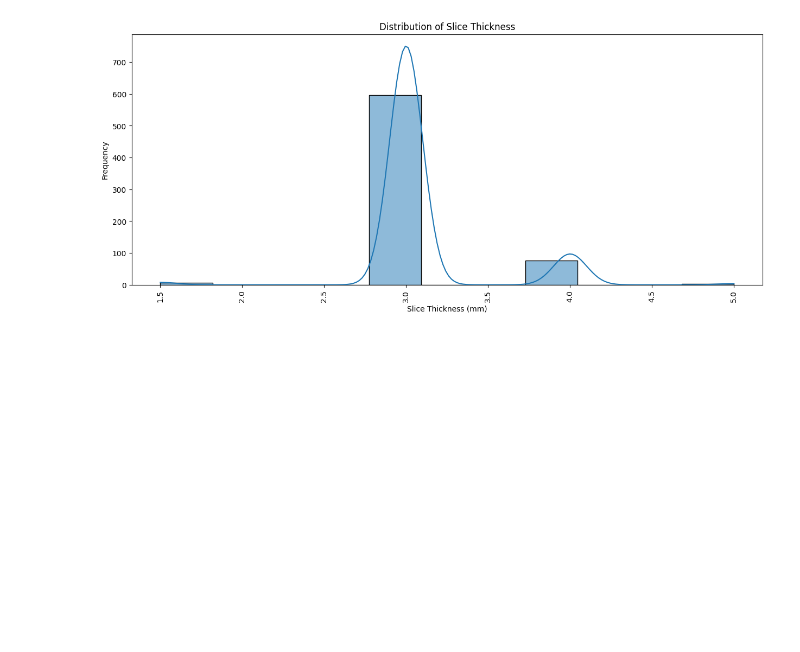
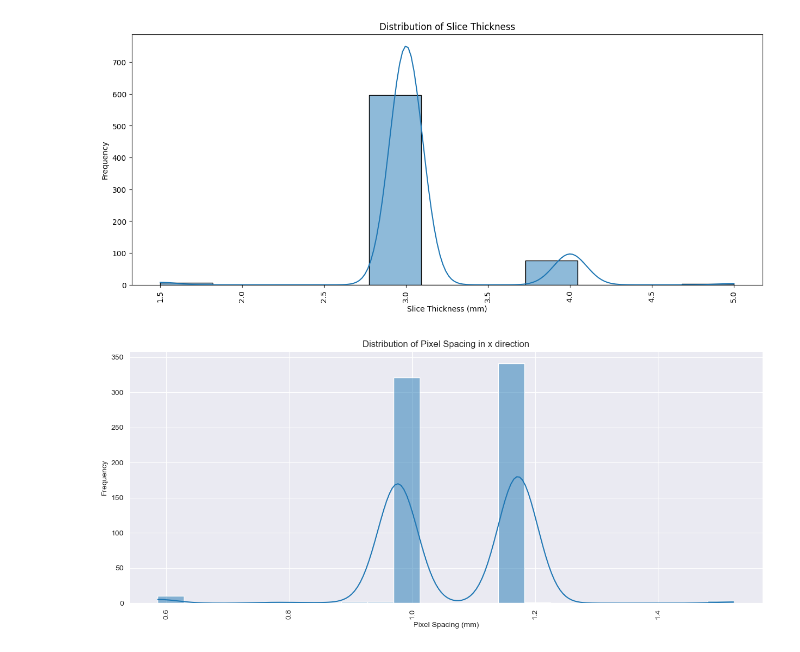
Before and after one commit to Justin-SG/inferring_body_weight_from_ct_scans, a Jupyter notebook: 2_EDA/EDA_Metadata.ipynb, the cells around one changed output. Saved outputs shown, nothing was run; the diff lists cells and outputs as text; code cells hidden in the pictures; blank space fills up the shorter version.

```diff
--- a/2_EDA/EDA_Metadata.ipynb
+++ b/2_EDA/EDA_Metadata.ipynb
@@ -199,3 +220,18 @@ plt.ylabel('Frequency')
 plt.show()
 # %% [output]
 [figure]
+# %%
+# get lists of all x and y pixel spacings with array splicing
+x_pixel_spacing = df_cleaned['PixelSpacing'].apply(lambda x: x[0])
+y_pixel_spacing = df_cleaned['PixelSpacing'].apply(lambda x: x[1])
+# %%
+# PixelSpacing in x direction distribution
+plt.figure(figsize=(15, 6))
+sns.histplot(x_pixel_spacing, kde=True)
+plt.title('Distribution of Pixel Spacing in x direction')
+plt.xlabel('Pixel Spacing (mm)')
+plt.xticks(rotation=90)
+plt.ylabel('Frequency')
+plt.show()
+# %% [output]
+[figure, added]
```
Also changed, not shown: parts of 5 cells of this notebook, 1 other file.
